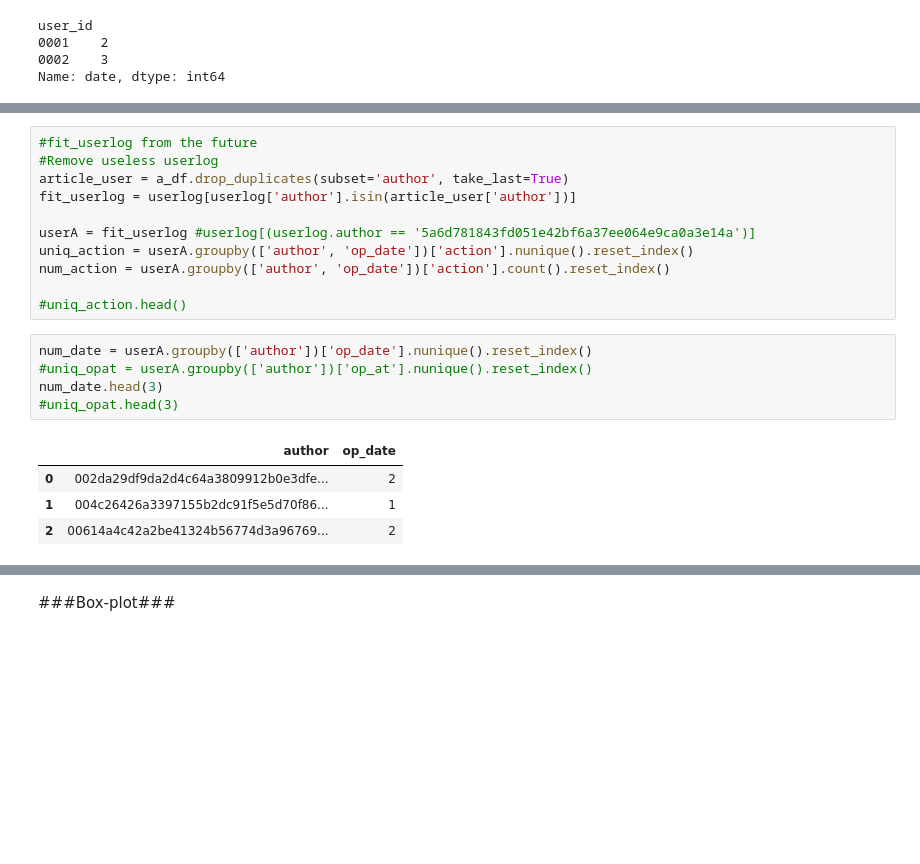
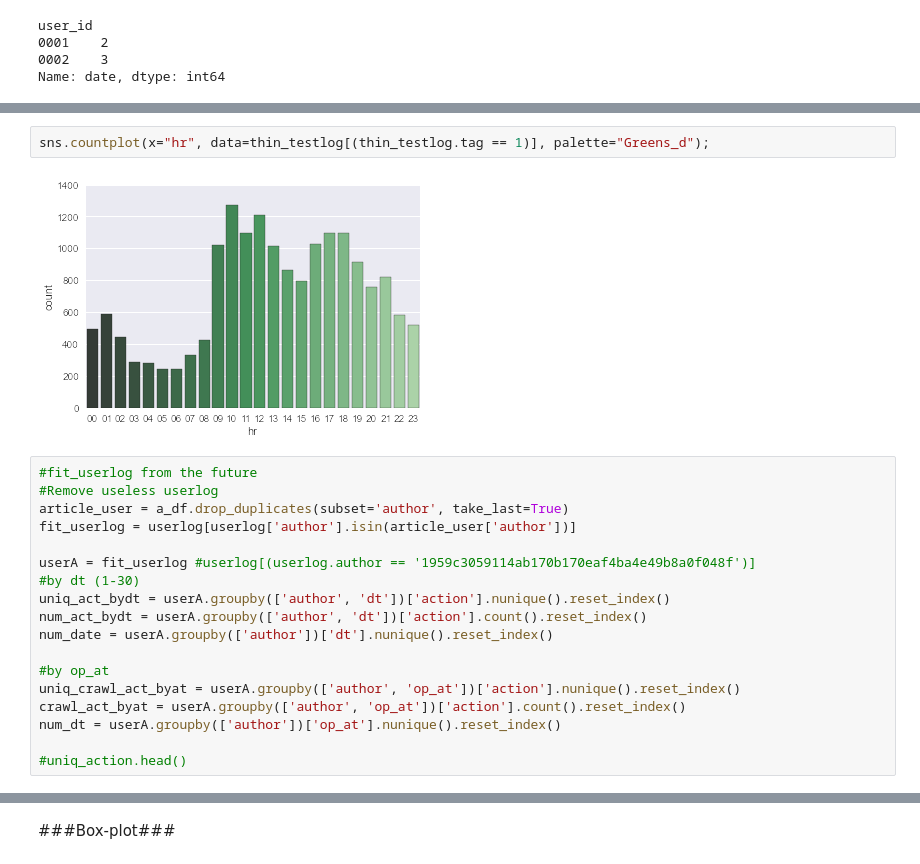
Before and after one commit to wlsherica/FunTime, a Jupyter notebook: spkgroup/ipythonJupyter/PIXNET_Spam_2015-checkpoint.ipynb, the cells around one changed output, grey strips where cells are left out. Saved outputs shown, nothing was run; the diff lists cells and outputs as text; blank space fills up the shorter version.

```diff
--- a/spkgroup/ipythonJupyter/PIXNET_Spam_2015-checkpoint.ipynb
+++ b/spkgroup/ipythonJupyter/PIXNET_Spam_2015-checkpoint.ipynb
@@ -455,21 +516,22 @@ Name: date, dtype: int64
+# %%
+sns.countplot(x="hr", data=thin_testlog[(thin_testlog.tag == 1)], palette="Greens_d");
+# %% [output]
+[figure, added]
 # %%
 #fit_userlog from the future
 #Remove useless userlog
 article_user = a_df.drop_duplicates(subset='author', take_last=True)
 fit_userlog = userlog[userlog['author'].isin(article_user['author'])]
 
-userA = fit_userlog #userlog[(userlog.author == '5a6d781843fd051e42bf6a37ee064e9ca0a3e14a')]
-uniq_action = userA.groupby(['author', 'op_date'])['action'].nunique().reset_index()
-num_action = userA.groupby(['author', 'op_date'])['action'].count().reset_index()
+userA = fit_userlog #userlog[(userlog.author == '1959c3059114ab170b170eaf4ba4e49b8a0f048f')]
+#by dt (1-30)
+uniq_act_bydt = userA.groupby(['author', 'dt'])['action'].nunique().reset_index()
+num_act_bydt = userA.groupby(['author', 'dt'])['action'].count().reset_index()
+num_date = userA.groupby(['author'])['dt'].nunique().reset_index()
+
+#by op_at
+uniq_crawl_act_byat = userA.groupby(['author', 'op_at'])['action'].nunique().reset_index()
+crawl_act_byat = userA.groupby(['author', 'op_at'])['action'].count().reset_index()
+num_dt = userA.groupby(['author'])['op_at'].nunique().reset_index()
 
 #uniq_action.head()
-# %%
-num_date = userA.groupby(['author'])['op_date'].nunique().reset_index()
-#uniq_opat = userA.groupby(['author'])['op_at'].nunique().reset_index()
-num_date.head(3)
-#uniq_opat.head(3)
-# %% [output]
-|  | author | op_date |
-| 0 | 002da29df9da2d4c64a3809912b0e3dfe... | 2 |
-| 1 | 004c26426a3397155b2dc91f5e5d70f86... | 1 |
-| 2 | 00614a4c42a2be41324b56774d3a96769... | 2 |
```
Also changed, not shown: parts of 26 cells of this notebook.
